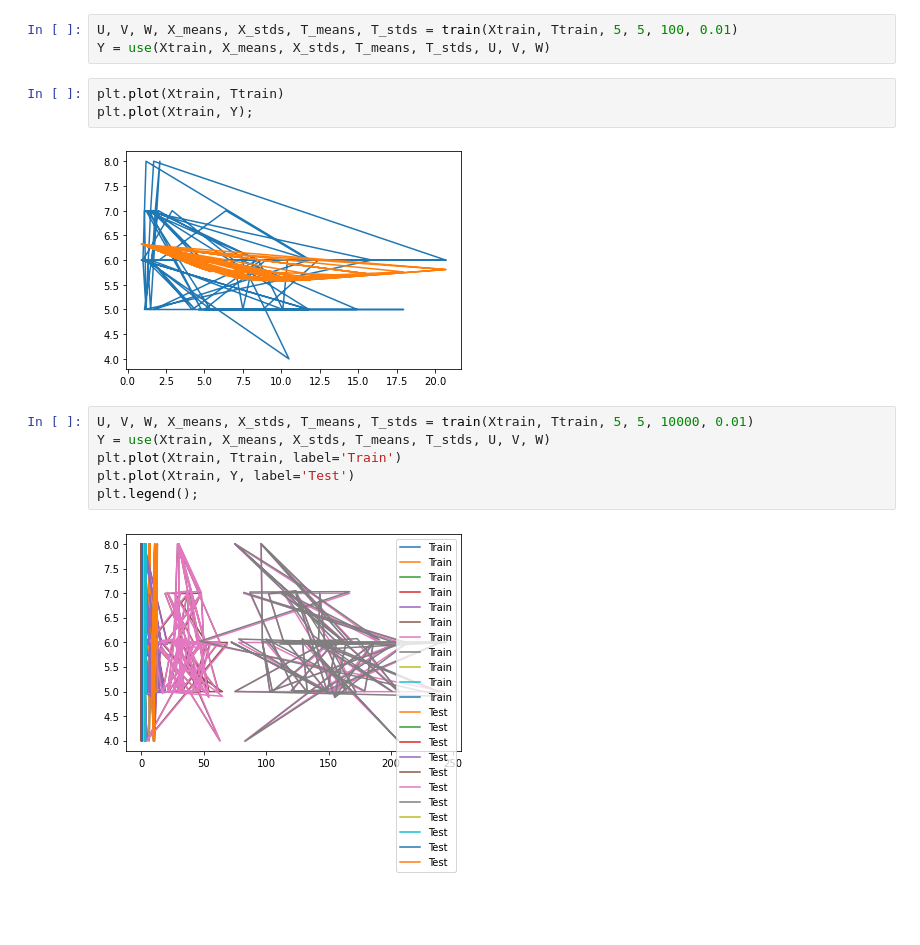
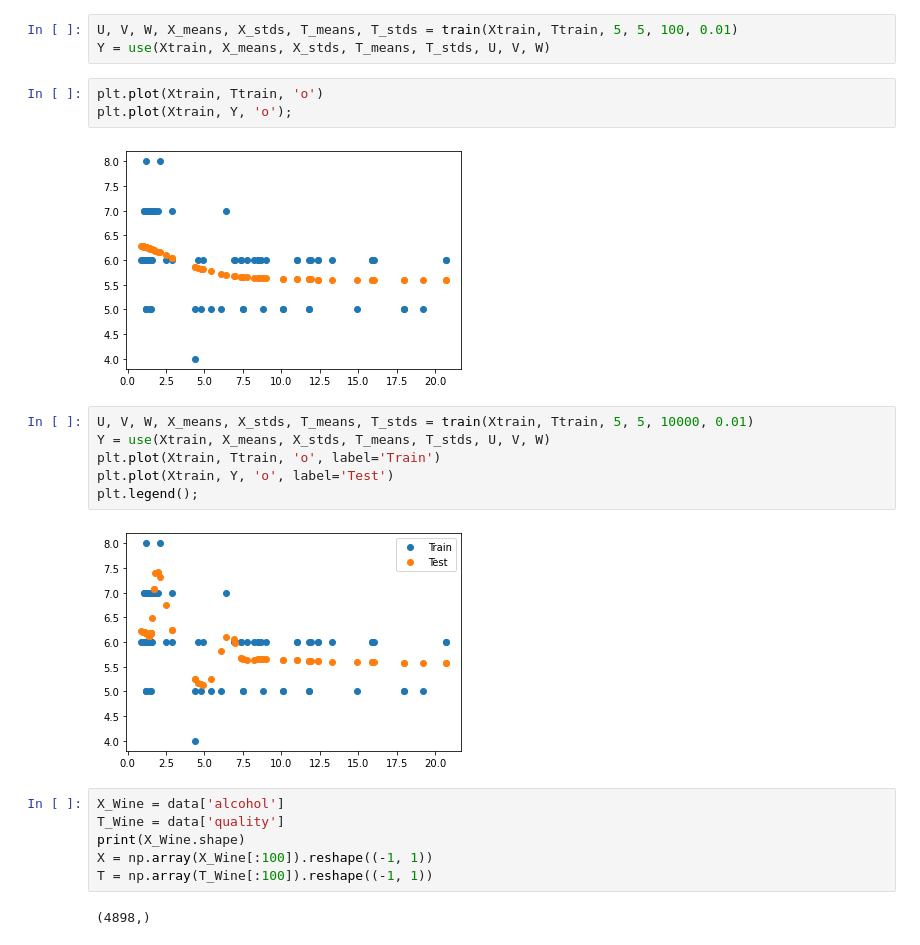
Before and after one commit to Randalthor95/CS_545, a Jupyter notebook: Assignments/Feudale-A1.ipynb, the cells around one changed output. Cells and saved outputs as stored; diff of their text form; blank space fills up the shorter version.

```diff
--- a/Assignments/Feudale-A1.ipynb
+++ b/Assignments/Feudale-A1.ipynb
@@ -375,15 +379,23 @@ Ttrain:  [[6]
 U, V, W, X_means, X_stds, T_means, T_stds = train(Xtrain, Ttrain, 5, 5, 100, 0.01)
 Y = use(Xtrain, X_means, X_stds, T_means, T_stds, U, V, W)
 # %%
-plt.plot(Xtrain, Ttrain)
-plt.plot(Xtrain, Y);
+plt.plot(Xtrain, Ttrain, 'o')
+plt.plot(Xtrain, Y, 'o');
 # %% [output]
-[figure, old version]
+[figure, new version]
 # %%
 U, V, W, X_means, X_stds, T_means, T_stds = train(Xtrain, Ttrain, 5, 5, 10000, 0.01)
 Y = use(Xtrain, X_means, X_stds, T_means, T_stds, U, V, W)
-plt.plot(Xtrain, Ttrain, label='Train')
-plt.plot(Xtrain, Y, label='Test')
+plt.plot(Xtrain, Ttrain, 'o', label='Train')
+plt.plot(Xtrain, Y, 'o', label='Test')
 plt.legend();
 # %% [output]
-[figure, old version]
+[figure, new version]
+# %%
+X_Wine = data['alcohol']
+T_Wine = data['quality']
+print(X_Wine.shape)
+X = np.array(X_Wine[:100]).reshape((-1, 1))
+T = np.array(T_Wine[:100]).reshape((-1, 1))
+# %% [output]
+(4898,)
```
Also changed, not shown: parts of 15 cells of this notebook, 1 other file.
